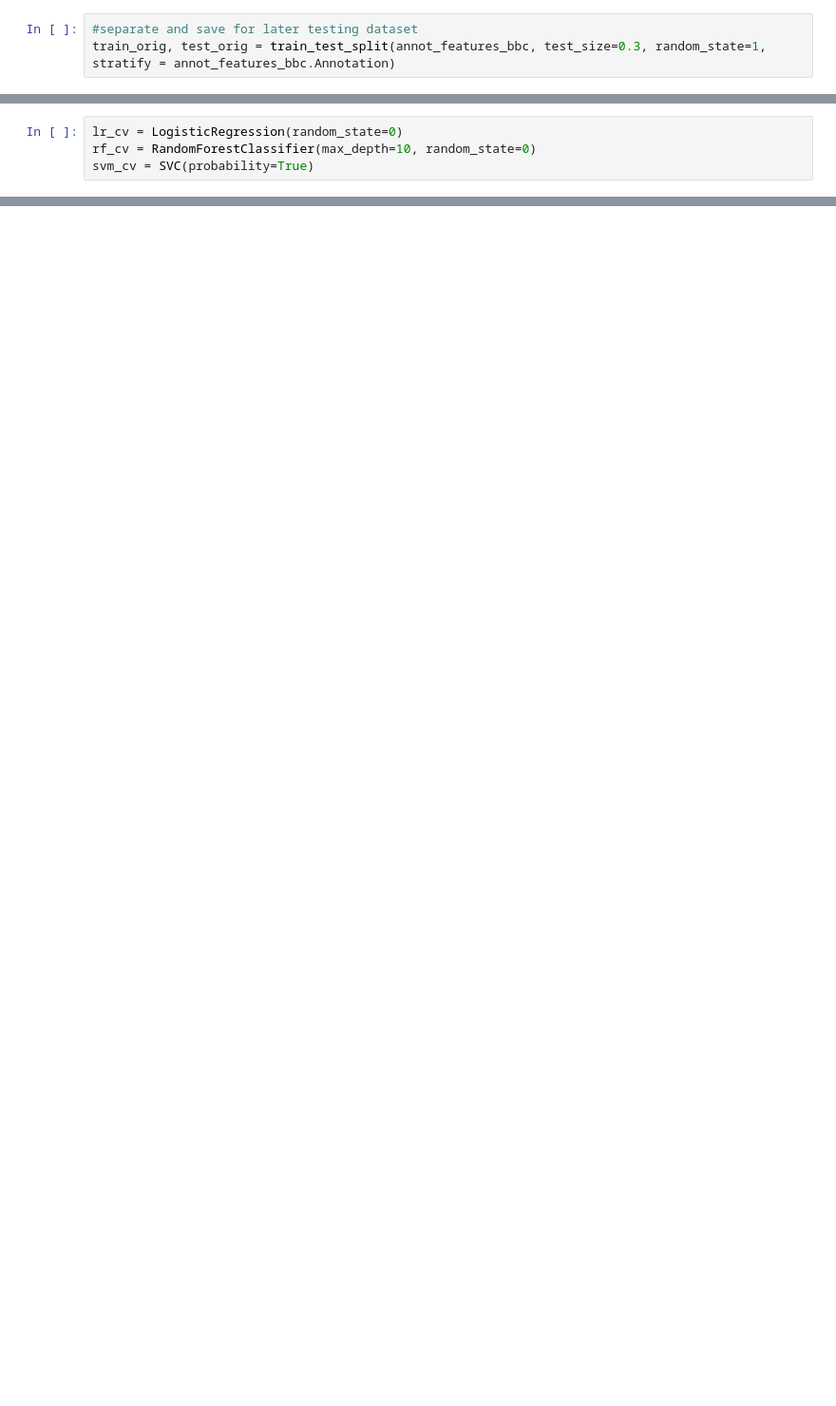
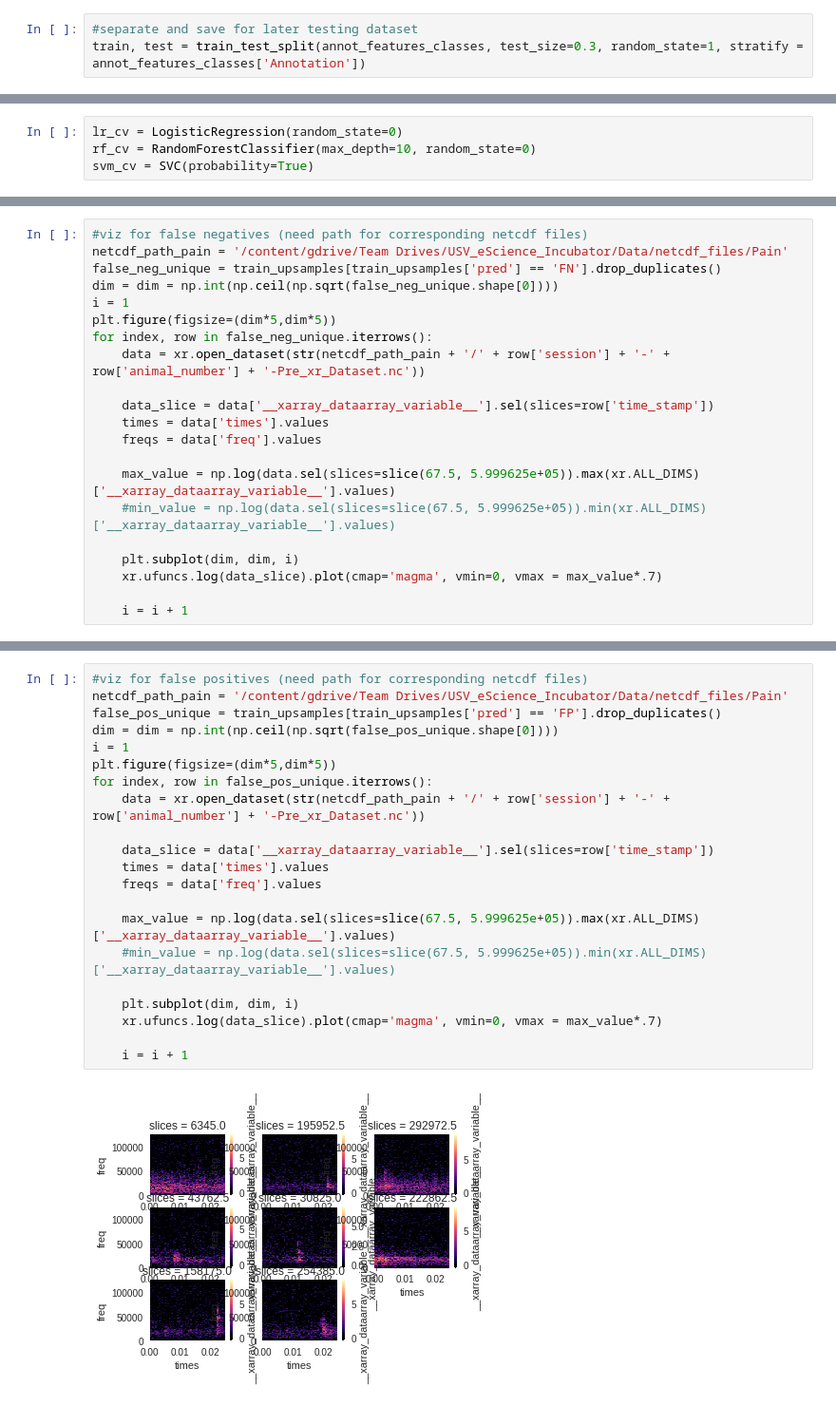
Before and after one commit to grace3999/USV_Python, a Jupyter notebook: Notebooks/4_xr_Annotations_classification_BBC.ipynb, the cells around one changed output, grey strips where cells are left out. Shown at 95% size. Cells and saved outputs as stored; diff of their text form; blank space fills up the shorter version.

```diff
--- a/Notebooks/4_xr_Annotations_classification_BBC.ipynb
+++ b/Notebooks/4_xr_Annotations_classification_BBC.ipynb
@@ -84,3 +104,3 @@ annot_features_bbc.head()
 # %%
 #separate and save for later testing dataset
-train_orig, test_orig = train_test_split(annot_features_bbc, test_size=0.3, random_state=1, stratify = annot_features_bbc.Annotation)
+train, test = train_test_split(annot_features_classes, test_size=0.3, random_state=1, stratify = annot_features_classes['Annotation'])
@@ -342,0 +333,21 @@ for index, row in false_pos_unique.iterrows():
+# %%
+#viz for false negatives (need path for corresponding netcdf files)
+netcdf_path_pain = '/content/gdrive/Team Drives/USV_eScience_Incubator/Data/netcdf_files/Pain'
+false_neg_unique = train_upsamples[train_upsamples['pred'] == 'FN'].drop_duplicates()
+dim = dim = np.int(np.ceil(np.sqrt(false_neg_unique.shape[0])))
+i = 1
+plt.figure(figsize=(dim*5,dim*5))
+for index, row in false_neg_unique.iterrows():
+    data = xr.open_dataset(str(netcdf_path_pain + '/' + row['session'] + '-' + row['animal_number'] + '-Pre_xr_Dataset.nc'))
+
+    data_slice = data['__xarray_dataarray_variable__'].sel(slices=row['time_stamp'])
+    times = data['times'].values
+    freqs = data['freq'].values
+
+    max_value = np.log(data.sel(slices=slice(67.5, 5.999625e+05)).max(xr.ALL_DIMS)['__xarray_dataarray_variable__'].values)
+    #min_value = np.log(data.sel(slices=slice(67.5, 5.999625e+05)).min(xr.ALL_DIMS)['__xarray_dataarray_variable__'].values)
+
+    plt.subplot(dim, dim, i)
+    xr.ufuncs.log(data_slice).plot(cmap='magma', vmin=0, vmax = max_value*.7)
+
+    i = i + 1
@@ -342,0 +356,23 @@ for index, row in false_pos_unique.iterrows():
+# %%
+#viz for false positives (need path for corresponding netcdf files)
+netcdf_path_pain = '/content/gdrive/Team Drives/USV_eScience_Incubator/Data/netcdf_files/Pain'
+false_pos_unique = train_upsamples[train_upsamples['pred'] == 'FP'].drop_duplicates()
+dim = dim = np.int(np.ceil(np.sqrt(false_pos_unique.shape[0])))
+i = 1
+plt.figure(figsize=(dim*5,dim*5))
+for index, row in false_pos_unique.iterrows():
+    data = xr.open_dataset(str(netcdf_path_pain + '/' + row['session'] + '-' + row['animal_number'] + '-Pre_xr_Dataset.nc'))
+
+    data_slice = data['__xarray_dataarray_variable__'].sel(slices=row['time_stamp'])
+    times = data['times'].values
+    freqs = data['freq'].values
+
+    max_value = np.log(data.sel(slices=slice(67.5, 5.999625e+05)).max(xr.ALL_DIMS)['__xarray_dataarray_variable__'].values)
+    #min_value = np.log(data.sel(slices=slice(67.5, 5.999625e+05)).min(xr.ALL_DIMS)['__xarray_dataarray_variable__'].values)
+
+    plt.subplot(dim, dim, i)
+    xr.ufuncs.log(data_slice).plot(cmap='magma', vmin=0, vmax = max_value*.7)
+
+    i = i + 1
+# %% [output]
+[figure, added]
```
Also changed, not shown: parts of 54 cells of this notebook.
